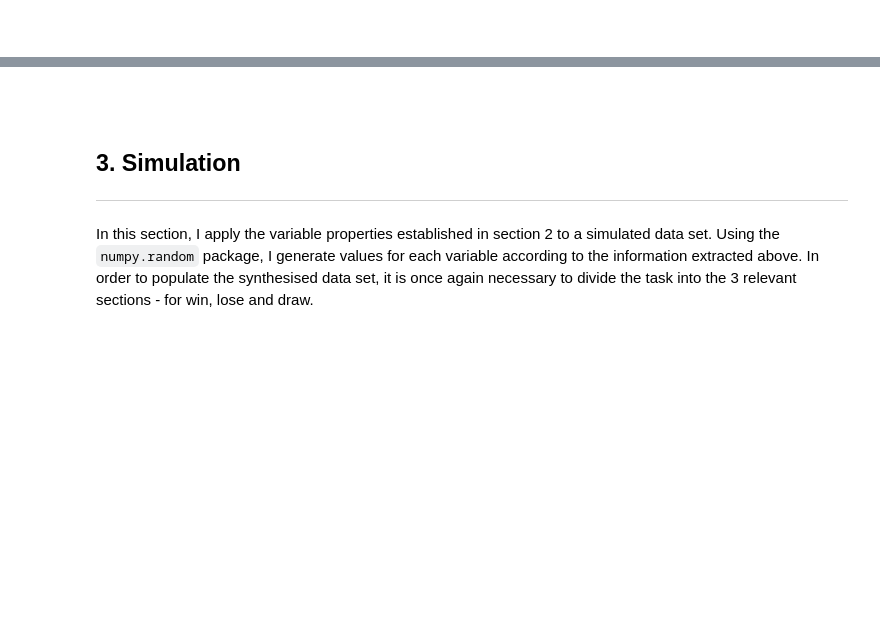
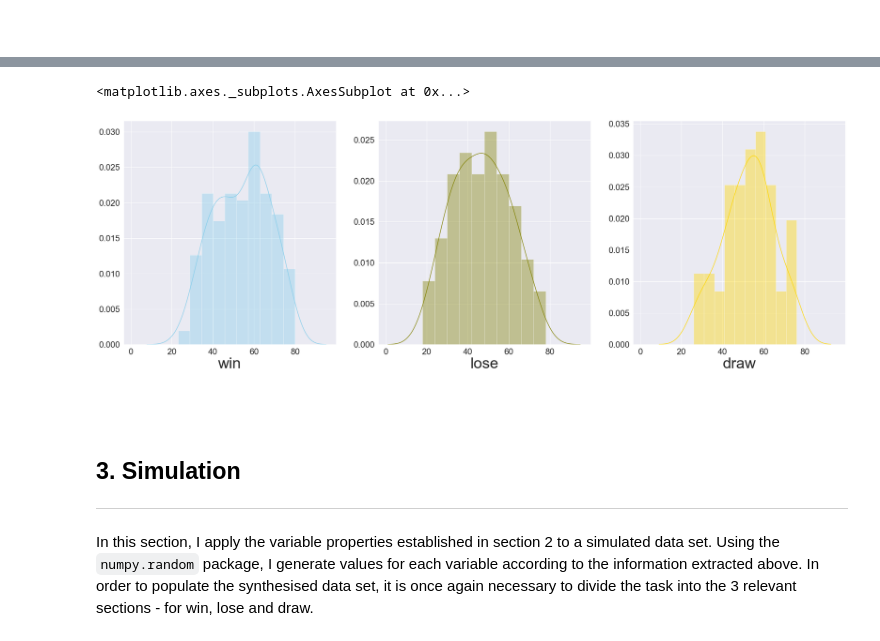
Before and after one commit to colm-o-caoimh/FootballSimulation, a Jupyter notebook: PDA_Project2020.ipynb, the cells around one changed output, grey strips where cells are left out. Saved outputs shown, nothing was run; the diff lists cells and outputs as text; code cells hidden in the pictures; blank space fills up the shorter version.

```diff
--- a/PDA_Project2020.ipynb
+++ b/PDA_Project2020.ipynb
@@ -777,16 +803,26 @@ plt.ylabel("No. of Matches")
 # %%
+#
+sns.set(font_scale = 2)
+
 # Create a dictionary so we can combine the meta data for the series
 possession_dict = { 'win': win_possession, 'lose': lose_possession, 'draw': draw_possession }
 
-# Create a dataframe and store it in
+# Create a dataframe from the dict
 possession_comparison = pd.DataFrame(possession_dict)
-# possession_comparison.plot(kind="bar", stacked=True)
 
-# plot
+# plot on three separate histograms side by side
 f, axes = plt.subplots(1, 3, figsize=(30, 10), sharex=True)
+
+axes[0].set_xlabel('win', fontdict={'fontsize' : 40})
+axes[1].set_xlabel('lose', fontdict={'fontsize' : 40})
+axes[2].set_xlabel('draw', fontdict={'fontsize' : 40})
+
 sns.distplot( possession_comparison["win"] , bins=10, color="skyblue", ax=axes[0])
 sns.distplot( possession_comparison["lose"] , bins=10, color="olive", ax=axes[1])
 sns.distplot( possession_comparison["draw"] , bins=10, color="gold", ax=axes[2])
+# %% [output]
+<matplotlib.axes._subplots.AxesSubplot at 0x...>
+[figure, added]
 # %% [markdown]
 <br>
 # %% [markdown]
```
Also changed, not shown: parts of 53 cells of this notebook.
